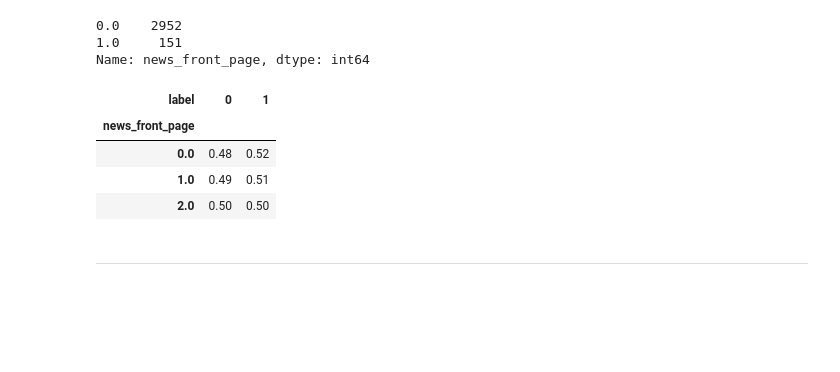
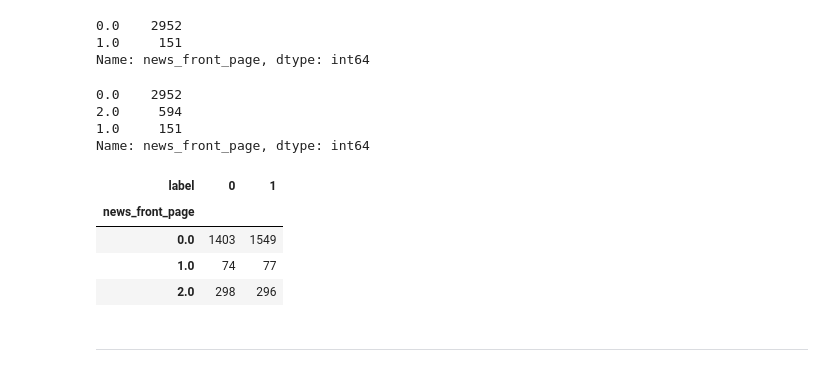
Before and after one commit to julianalverio/machine_learning_aws, a Jupyter notebook: template/W01-L01-IntroML-StumbleText-v01.ipynb, the cells around one changed output. Saved outputs shown, nothing was run; the diff lists cells and outputs as text; code cells hidden in the pictures; blank space fills up the shorter version.

```diff
--- a/template/W01-L01-IntroML-StumbleText-v01.ipynb
+++ b/template/W01-L01-IntroML-StumbleText-v01.ipynb
@@ -586,13 +581,18 @@ print(train["news_front_page"].value_counts())
 Name: news_front_page, dtype: int64
 # %%
 train["news_front_page"] = train["news_front_page"].fillna(2)
-pd.crosstab(train["news_front_page"],train["label"]).apply(lambda x: np.round(x/x.sum(),2), axis=1)
+print(train["news_front_page"].value_counts())
+pd.crosstab(train["news_front_page"],train["label"])#.apply(lambda x: np.round(x/x.sum(),2), axis=1)
 # %% [output]
+0.0    2952
+2.0     594
+1.0     151
+Name: news_front_page, dtype: int64
 | label | 0 | 1 |
 | news_front_page |  |  |
-| 0.0 | 0.48 | 0.52 |
-| 1.0 | 0.49 | 0.51 |
-| 2.0 | 0.50 | 0.50 |
+| 0.0 | 1403 | 1549 |
+| 1.0 | 74 | 77 |
+| 2.0 | 298 | 296 |
 # %% [markdown]
 ---
 # %%
```
Also changed, not shown: parts of 35 cells of this notebook.
